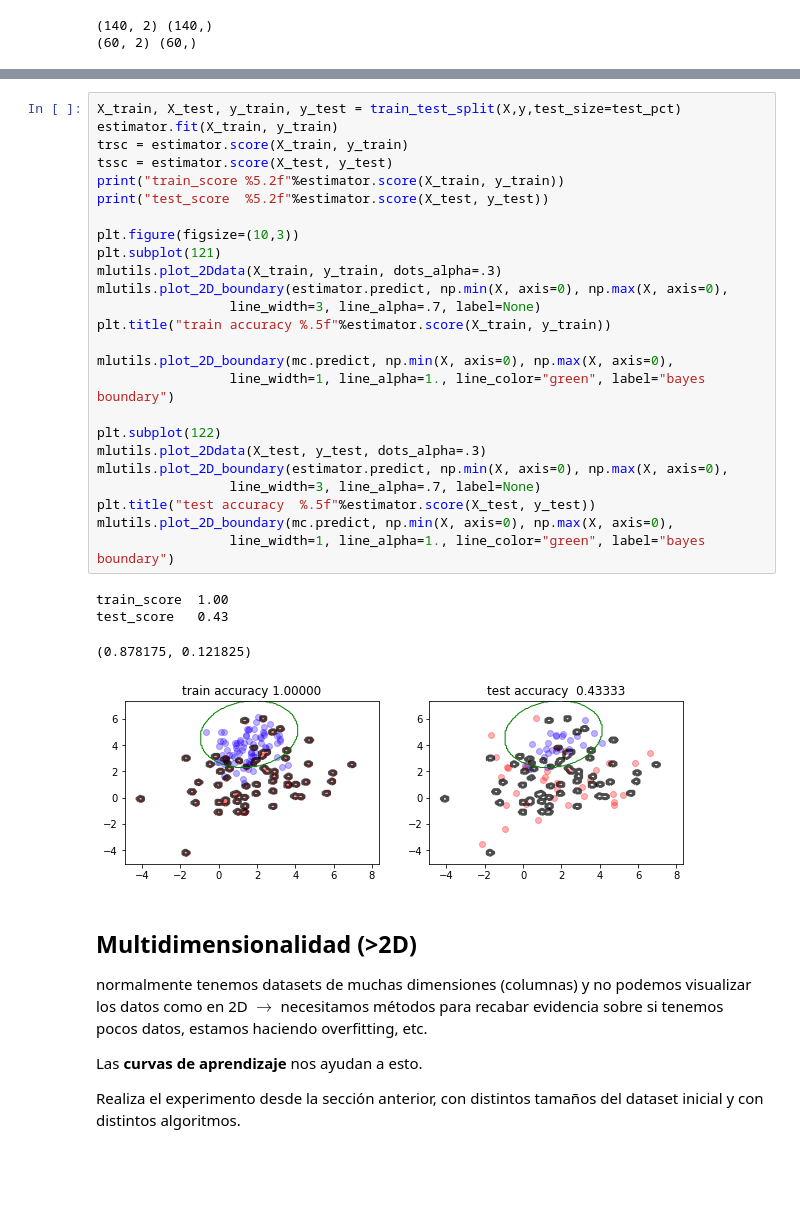
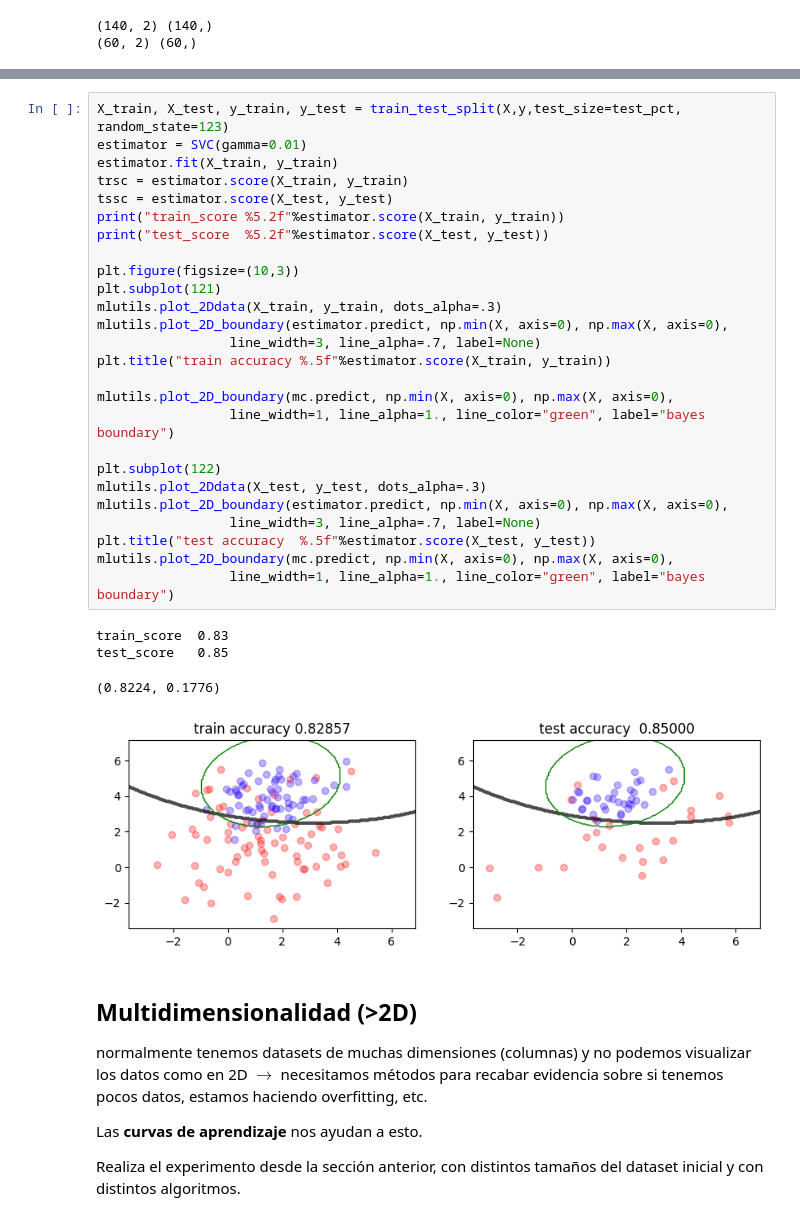
Before and after one commit to jadercaro/Curso-Deep-Learning-20242, a Jupyter notebook: U1_02_Modelos_derivados_de_los_datos.ipynb, the cells around one changed output, grey strips where cells are left out. Saved outputs shown, nothing was run; the diff lists cells and outputs as text; blank space fills up the shorter version.

```diff
--- a/U1_02_Modelos_derivados_de_los_datos.ipynb
+++ b/U1_02_Modelos_derivados_de_los_datos.ipynb
@@ -343,33 +340,34 @@ array([-4.07714226, -4.20674506])
 # %%
-X_train, X_test, y_train, y_test = train_test_split(X,y,test_size=test_pct)
+X_train, X_test, y_train, y_test = train_test_split(X,y,test_size=test_pct, random_state=123)
+estimator = SVC(gamma=0.01)
 estimator.fit(X_train, y_train)
 trsc = estimator.score(X_train, y_train)
 tssc = estimator.score(X_test, y_test)
 print("train_score %5.2f"%estimator.score(X_train, y_train))
 print("test_score  %5.2f"%estimator.score(X_test, y_test))
 
 plt.figure(figsize=(10,3))
 plt.subplot(121)
 mlutils.plot_2Ddata(X_train, y_train, dots_alpha=.3)
 mlutils.plot_2D_boundary(estimator.predict, np.min(X, axis=0), np.max(X, axis=0),
                  line_width=3, line_alpha=.7, label=None)
 plt.title("train accuracy %.5f"%estimator.score(X_train, y_train))
 
 mlutils.plot_2D_boundary(mc.predict, np.min(X, axis=0), np.max(X, axis=0),
                  line_width=1, line_alpha=1., line_color="green", label="bayes boundary")
 
 plt.subplot(122)
 mlutils.plot_2Ddata(X_test, y_test, dots_alpha=.3)
 mlutils.plot_2D_boundary(estimator.predict, np.min(X, axis=0), np.max(X, axis=0),
                  line_width=3, line_alpha=.7, label=None)
 plt.title("test accuracy  %.5f"%estimator.score(X_test, y_test))
 mlutils.plot_2D_boundary(mc.predict, np.min(X, axis=0), np.max(X, axis=0),
                  line_width=1, line_alpha=1., line_color="green", label="bayes boundary")
 # %% [output]
-train_score  1.00
-test_score   0.43
+train_score  0.83
+test_score   0.85
-(0.878175, 0.121825)
+(0.8224, 0.1776)
-[figure, old version]
+[figure, new version]
 # %% [markdown]
 ## Multidimensionalidad (>2D)
 
```
Also changed, not shown: parts of 13 cells of this notebook.
